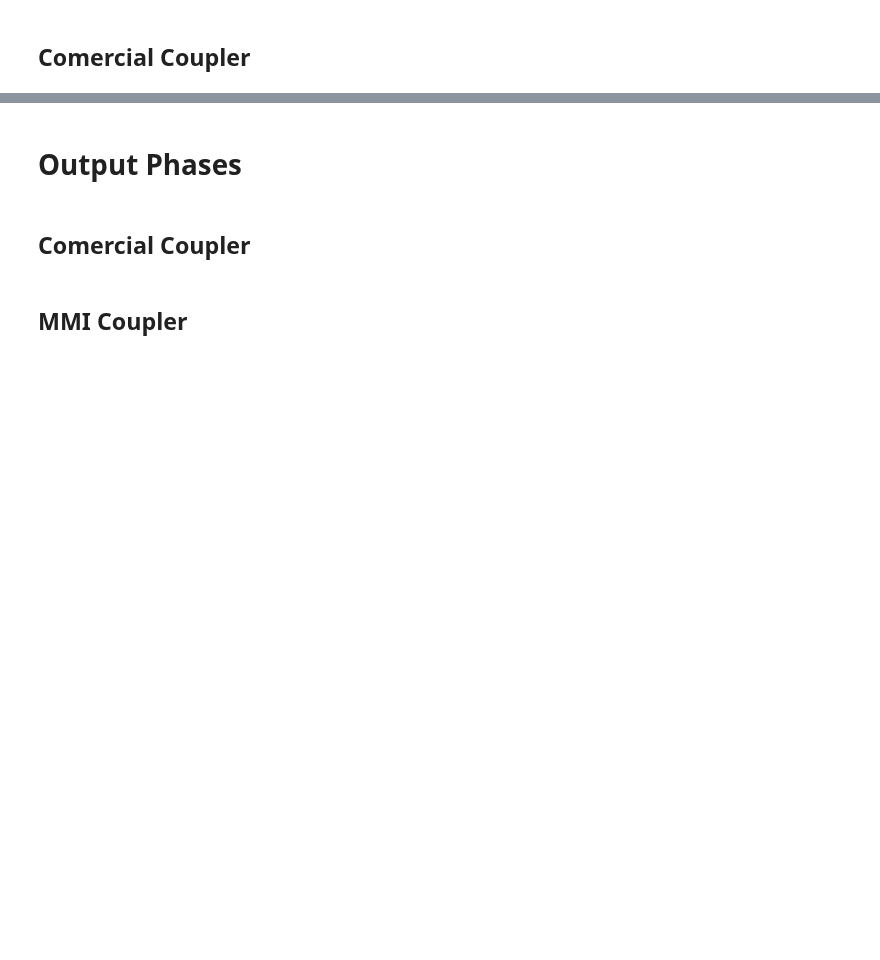
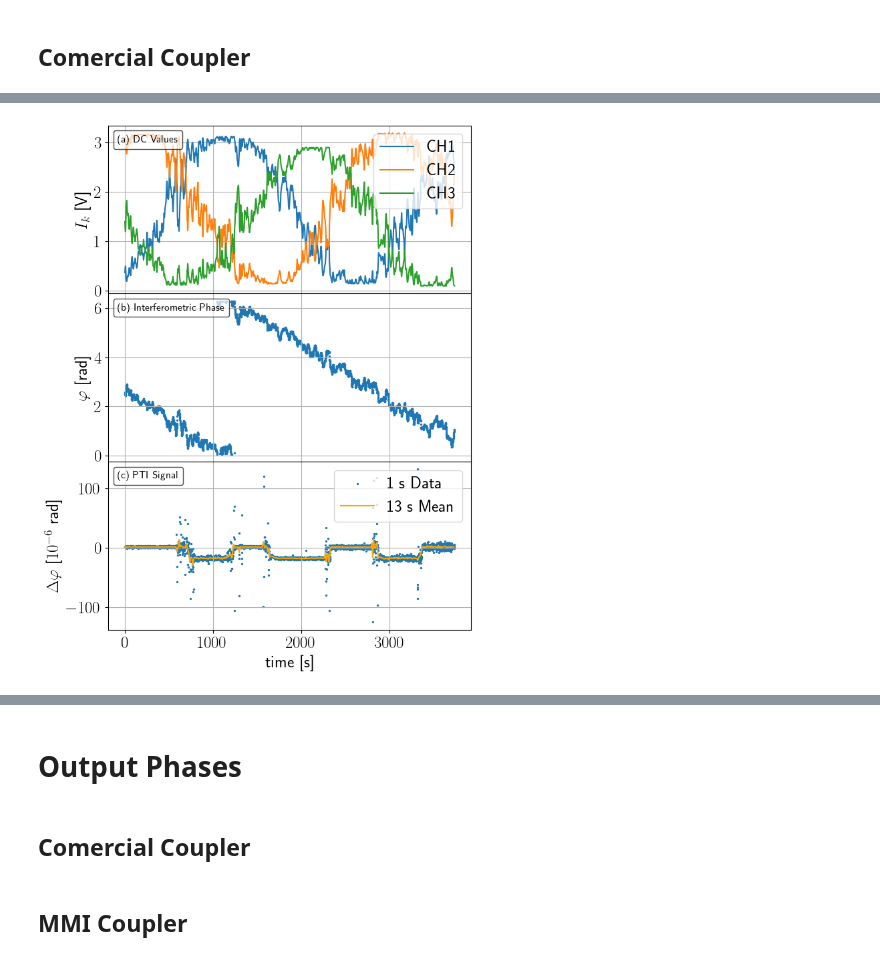
Before and after one commit to bilaljo/MiniPTI, a Jupyter notebook: notebooks/pti.ipynb, the cells around one changed output, grey strips where cells are left out. Drawn from its saved outputs; the diff is of its cells as text; code cells hidden in the pictures; blank space fills up the shorter version.

```diff
--- a/notebooks/pti.ipynb
+++ b/notebooks/pti.ipynb
@@ -317,3 +160,8 @@ ValueError: operands could not be broadcast together with shapes (3736,) (3402,)
+# %%
+pti_comercial = pti_inversion_comercial["PTI Signal"]
+pti_mean_comercial = np.mean(np.array(pti_comercial).reshape(-1, 8), axis=1)
+time_mean_comercial = np.arange(pti_mean_comercial.size)
+time_mean_comercial *= 8
 # %%
 plt.plot(time_mean_comercial, -pti_mean_comercial, label="Low Pass Filtered (13 s Mean)")
 plt.scatter(range(len(pti_comercial)), -pti_comercial, color="orange", s=2, label="1 s Data")
@@ -348,4 +181,64 @@ plt.xlabel("time [s]", fontsize=12)
 plt.ylabel(r"$\Delta\varphi$ [$10^{-6}$ rad]", fontsize=12)
 plt.legend(fontsize=11)
 plt.show()
+# %%
+%matplotlib inline
+plt.rcParams['text.usetex'] = True
+plt.rcParams['font.size'] = 18
+from matplotlib.offsetbox import AnchoredText
+
+t = range(len(pti_comercial))
+
+fig=plt.figure(figsize=(7, 10), dpi=100)
+ax1 = plt.subplot(311)
+ax2 = plt.subplot(312)
+ax4 = plt.subplot(313)
+
+
+ax1.plot(t, decimation_data_comercial["DC CH1"], label="CH1")
+ax1.plot(t, decimation_data_comercial["DC CH2"], label= "CH2")
+ax1.plot(t, decimation_data_comercial["DC CH3"], label="CH3")
+
+ax2.scatter(t, phases_comercial, s=2)
+
+
+ax4.scatter(t, -pti_comercial * 1e6, s=2, label="1 s Data")
+ax4.plot(time_mean_comercial, -pti_mean_comercial * 1e6, "orange", label="13 s Mean")
+
+at1 = AnchoredText("(a) DC Values", prop=dict(size=11), frameon=True, loc='upper left')
+at2 = AnchoredText("(b) Interferometric Phase", prop=dict(size=11), frameon=True, loc='upper left')
+at4 = AnchoredText("(c) PTI Signal", prop=dict(size=11), frameon=True, loc='upper left')
+
+at1.patch.set(alpha=0.7)
+at1.patch.set_boxstyle('round, pad=0, rounding_size=0.2')
+at2.patch.set(alpha=0.7)
+at2.patch.set_boxstyle('round, pad=0, rounding_size=0.2')
+at4.patch.set(alpha=0.7)
+at4.patch.set_boxstyle('round, pad=0, rounding_size=0.2')
+
+ax1.get_shared_x_axes().join(ax1, ax2, ax4)
+ax1.set_xticklabels([])
+ax1.grid()
+ax1.set_ylabel(r"$I_k$ [V]")
+ax1.legend(loc="upper right")
+ax1.add_artist(at1)
+
+ax2.set_xticklabels([])
+ax2.grid()
+ax2.set_ylabel(r"$\varphi$ [rad]")
+ax2.add_artist(at2)
+
+ax4.grid()
+ax4.set_xlabel("time [s]")
+ax4.set_ylabel(r"$\Delta \varphi$ [$10^{-6}$ rad]")
+ax4.legend(loc="upper right")
+ax4.add_artist(at4)
+
+plt.subplots_adjust(hspace=.0)
+
+ax2.autoscale()
+ax4.autoscale()
+plt.savefig(fname="comercial.pdf", dpi=400, bbox_inches='tight')
+# %% [output]
+[figure, added]
 # %%
```
Also changed, not shown: parts of 22 cells of this notebook, 4 other files.
